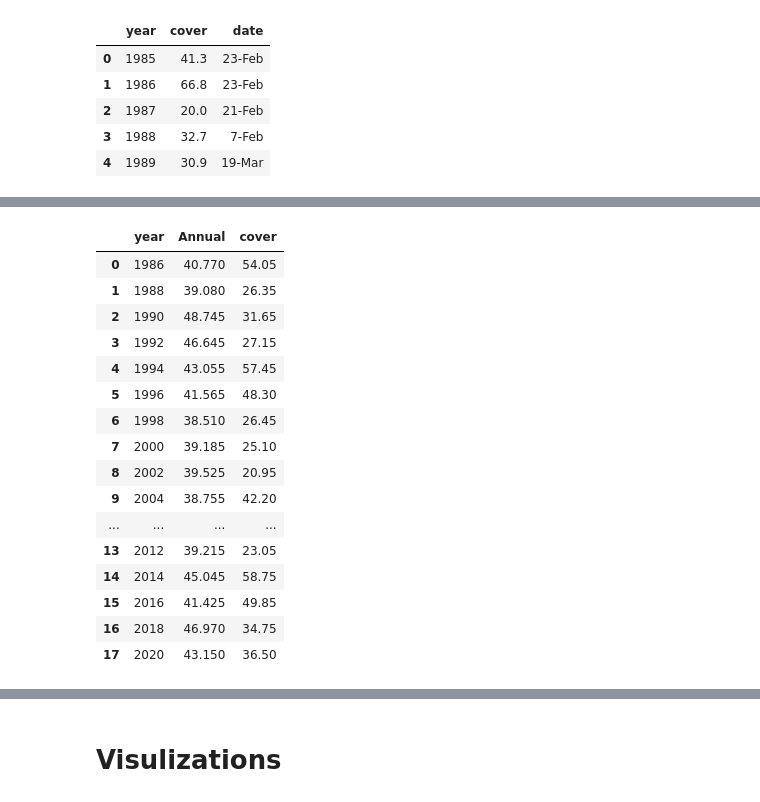
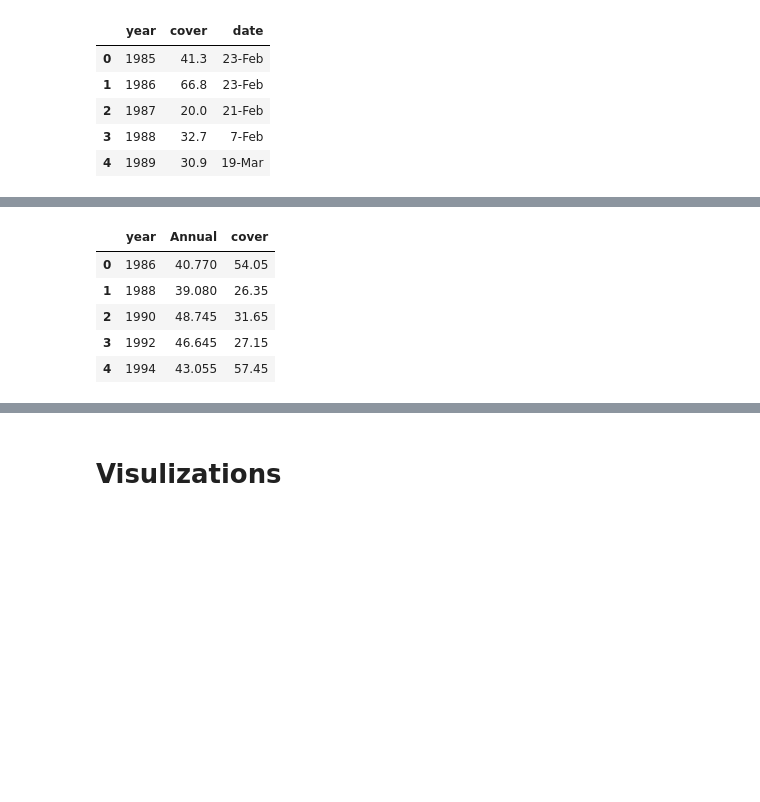
Before and after one commit to p-timothy/CodingProject, a Jupyter notebook: Notebook.ipynb, the cells around one changed output, grey strips where cells are left out. Saved outputs shown, nothing was run; the diff lists cells and outputs as text; code cells hidden in the pictures; blank space fills up the shorter version.

```diff
--- a/Notebook.ipynb
+++ b/Notebook.ipynb
@@ -510,25 +422,14 @@ Name: cover, dtype: float64
 # %%
 #join with concat : new_year_df    new_precip_df
 final_df = pd.concat([concat_df, new_ice_df], axis=1)
-final_df
+final_df.head()
 # %% [output]
 |  | year | Annual | cover |
 | 0 | 1986 | 40.770 | 54.05 |
 | 1 | 1988 | 39.080 | 26.35 |
 | 2 | 1990 | 48.745 | 31.65 |
 | 3 | 1992 | 46.645 | 27.15 |
 | 4 | 1994 | 43.055 | 57.45 |
-| 5 | 1996 | 41.565 | 48.30 |
-| 6 | 1998 | 38.510 | 26.45 |
-| 7 | 2000 | 39.185 | 25.10 |
-| 8 | 2002 | 39.525 | 20.95 |
-| 9 | 2004 | 38.755 | 42.20 |
-| ... | ... | ... | ... |
-| 13 | 2012 | 39.215 | 23.05 |
-| 14 | 2014 | 45.045 | 58.75 |
-| 15 | 2016 | 41.425 | 49.85 |
-| 16 | 2018 | 46.970 | 34.75 |
-| 17 | 2020 | 43.150 | 36.50 |
 # %%
 #end concat of df
 # %% [markdown]
```
Also changed, not shown: parts of 66 cells of this notebook, 1 other file.
